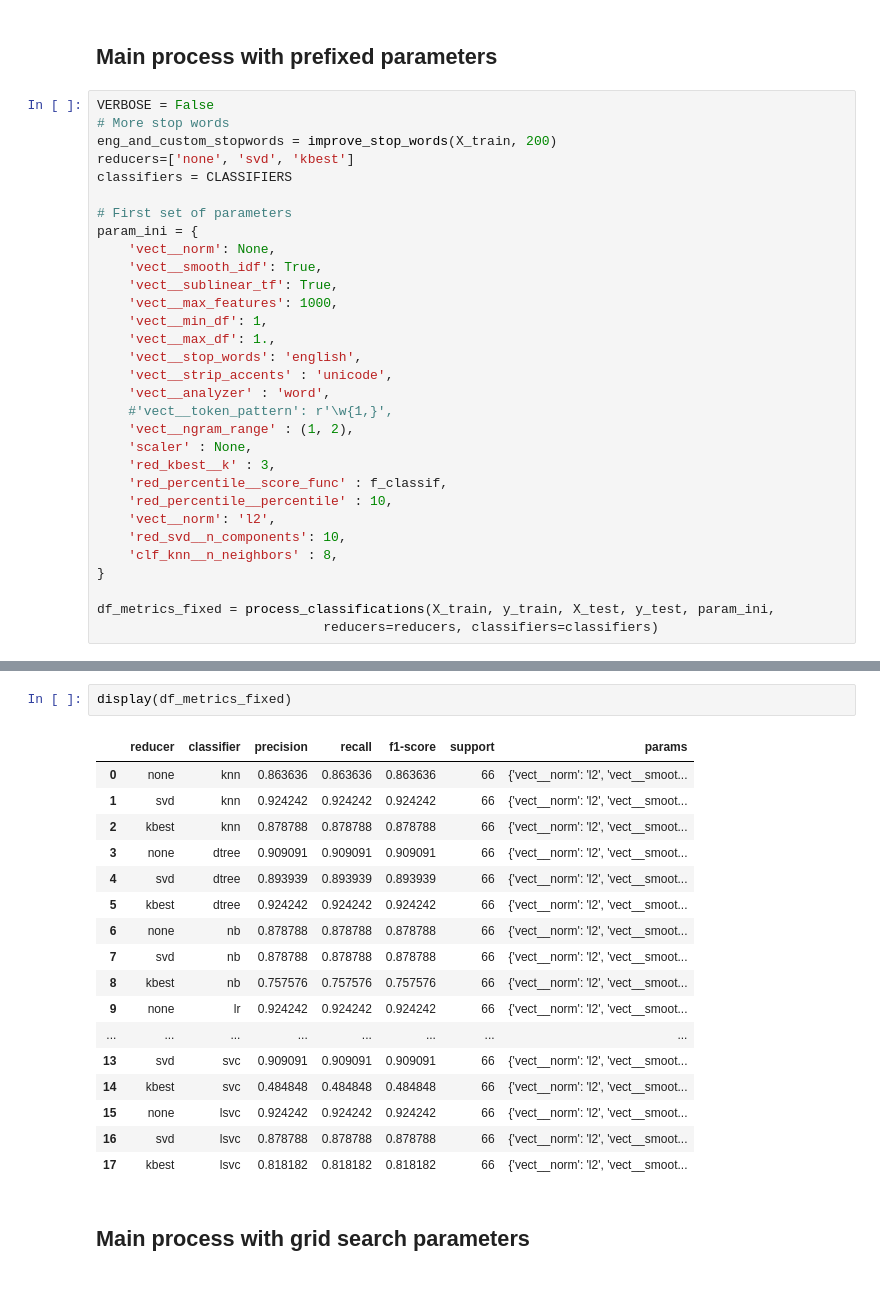
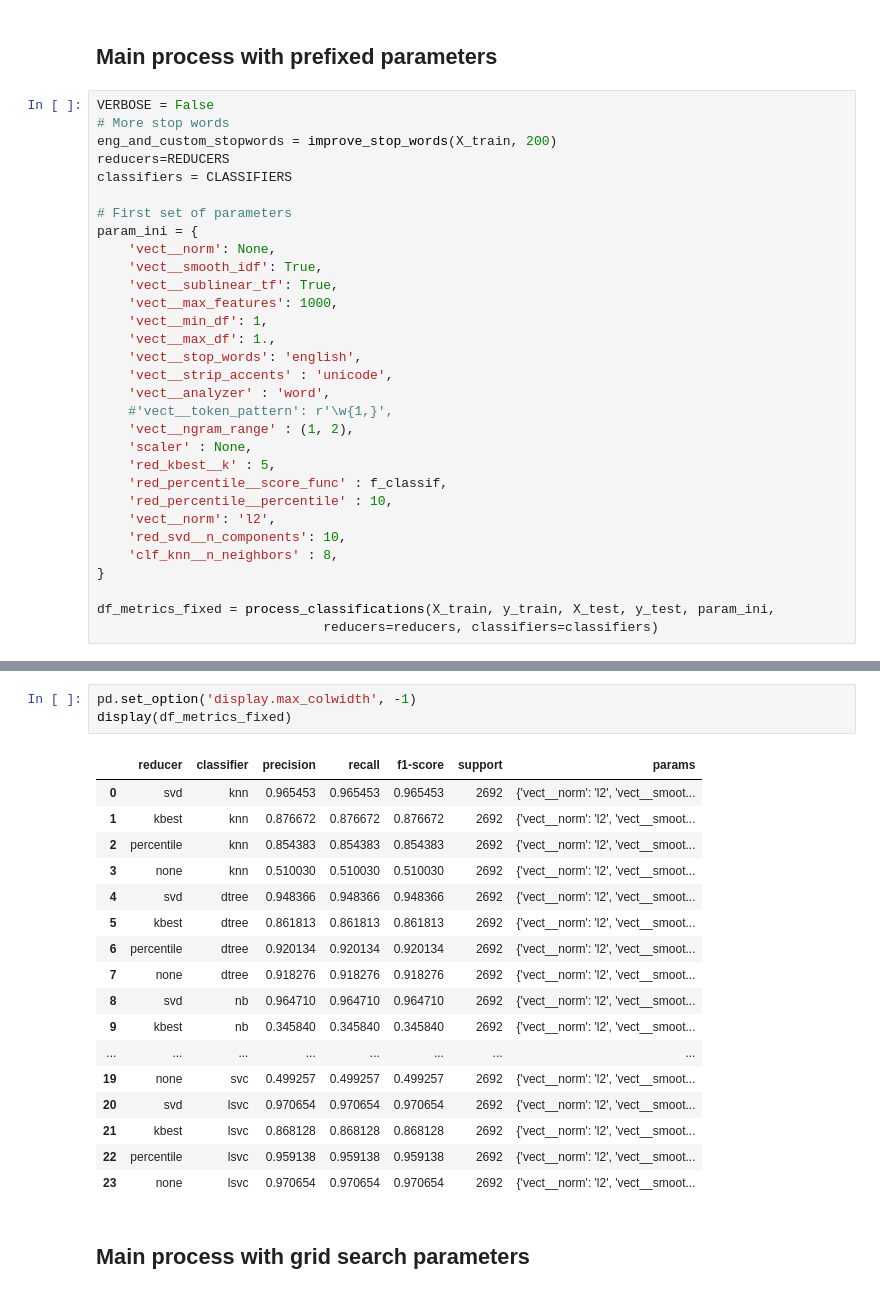
Before and after one commit to nandoide/MINTEX, a Jupyter notebook: TextMining_Assignment.ipynb, the cells around one changed output, grey strips where cells are left out. Drawn from its saved outputs; the diff is of its cells as text.

```diff
--- a/TextMining_Assignment.ipynb
+++ b/TextMining_Assignment.ipynb
@@ -429,7 +429,7 @@ def params2affected(parameters_search):
 VERBOSE = False
 # More stop words
 eng_and_custom_stopwords = improve_stop_words(X_train, 200)
-reducers=['none', 'svd', 'kbest']
+reducers=REDUCERS
 classifiers = CLASSIFIERS
 
 # First set of parameters
@@ -446,7 +446,7 @@ param_ini = {
     #'vect__token_pattern': r'\w{1,}',
     'vect__ngram_range' : (1, 2),
     'scaler' : None,
-    'red_kbest__k' : 3,
+    'red_kbest__k' : 5,
     'red_percentile__score_func' : f_classif,
     'red_percentile__percentile' : 10,
     'vect__norm': 'l2',
@@ -477,23 +477,24 @@ Accuracy 0.8181818181818182
-# %%
-display(df_metrics_fixed)
-# %% [output]
-|  | reducer | classifier | precision | recall | f1-score | support | params |
-| 0 | none | knn | 0.863636 | 0.863636 | 0.863636 | 66 | {'vect__norm': 'l2', 'vect__smoot... |
-| 1 | svd | knn | 0.924242 | 0.924242 | 0.924242 | 66 | {'vect__norm': 'l2', 'vect__smoot... |
-| 2 | kbest | knn | 0.878788 | 0.878788 | 0.878788 | 66 | {'vect__norm': 'l2', 'vect__smoot... |
-| 3 | none | dtree | 0.909091 | 0.909091 | 0.909091 | 66 | {'vect__norm': 'l2', 'vect__smoot... |
-| 4 | svd | dtree | 0.893939 | 0.893939 | 0.893939 | 66 | {'vect__norm': 'l2', 'vect__smoot... |
-| 5 | kbest | dtree | 0.924242 | 0.924242 | 0.924242 | 66 | {'vect__norm': 'l2', 'vect__smoot... |
-| 6 | none | nb | 0.878788 | 0.878788 | 0.878788 | 66 | {'vect__norm': 'l2', 'vect__smoot... |
-| 7 | svd | nb | 0.878788 | 0.878788 | 0.878788 | 66 | {'vect__norm': 'l2', 'vect__smoot... |
-| 8 | kbest | nb | 0.757576 | 0.757576 | 0.757576 | 66 | {'vect__norm': 'l2', 'vect__smoot... |
-| 9 | none | lr | 0.924242 | 0.924242 | 0.924242 | 66 | {'vect__norm': 'l2', 'vect__smoot... |
-| ... | ... | ... | ... | ... | ... | ... | ... |
-| 13 | svd | svc | 0.909091 | 0.909091 | 0.909091 | 66 | {'vect__norm': 'l2', 'vect__smoot... |
-| 14 | kbest | svc | 0.484848 | 0.484848 | 0.484848 | 66 | {'vect__norm': 'l2', 'vect__smoot... |
-| 15 | none | lsvc | 0.924242 | 0.924242 | 0.924242 | 66 | {'vect__norm': 'l2', 'vect__smoot... |
-| 16 | svd | lsvc | 0.878788 | 0.878788 | 0.878788 | 66 | {'vect__norm': 'l2', 'vect__smoot... |
-| 17 | kbest | lsvc | 0.818182 | 0.818182 | 0.818182 | 66 | {'vect__norm': 'l2', 'vect__smoot... |
+# %%
+pd.set_option('display.max_colwidth', -1)
+display(df_metrics_fixed)
+# %% [output]
+|  | reducer | classifier | precision | recall | f1-score | support | params |
+| 0 | svd | knn | 0.965453 | 0.965453 | 0.965453 | 2692 | {'vect__norm': 'l2', 'vect__smoot... |
+| 1 | kbest | knn | 0.876672 | 0.876672 | 0.876672 | 2692 | {'vect__norm': 'l2', 'vect__smoot... |
+| 2 | percentile | knn | 0.854383 | 0.854383 | 0.854383 | 2692 | {'vect__norm': 'l2', 'vect__smoot... |
+| 3 | none | knn | 0.510030 | 0.510030 | 0.510030 | 2692 | {'vect__norm': 'l2', 'vect__smoot... |
+| 4 | svd | dtree | 0.948366 | 0.948366 | 0.948366 | 2692 | {'vect__norm': 'l2', 'vect__smoot... |
+| 5 | kbest | dtree | 0.861813 | 0.861813 | 0.861813 | 2692 | {'vect__norm': 'l2', 'vect__smoot... |
+| 6 | percentile | dtree | 0.920134 | 0.920134 | 0.920134 | 2692 | {'vect__norm': 'l2', 'vect__smoot... |
+| 7 | none | dtree | 0.918276 | 0.918276 | 0.918276 | 2692 | {'vect__norm': 'l2', 'vect__smoot... |
+| 8 | svd | nb | 0.964710 | 0.964710 | 0.964710 | 2692 | {'vect__norm': 'l2', 'vect__smoot... |
+| 9 | kbest | nb | 0.345840 | 0.345840 | 0.345840 | 2692 | {'vect__norm': 'l2', 'vect__smoot... |
+| ... | ... | ... | ... | ... | ... | ... | ... |
+| 19 | none | svc | 0.499257 | 0.499257 | 0.499257 | 2692 | {'vect__norm': 'l2', 'vect__smoot... |
+| 20 | svd | lsvc | 0.970654 | 0.970654 | 0.970654 | 2692 | {'vect__norm': 'l2', 'vect__smoot... |
+| 21 | kbest | lsvc | 0.868128 | 0.868128 | 0.868128 | 2692 | {'vect__norm': 'l2', 'vect__smoot... |
+| 22 | percentile | lsvc | 0.959138 | 0.959138 | 0.959138 | 2692 | {'vect__norm': 'l2', 'vect__smoot... |
+| 23 | none | lsvc | 0.970654 | 0.970654 | 0.970654 | 2692 | {'vect__norm': 'l2', 'vect__smoot... |
 # %% [markdown]
 ## Main process with grid search parameters
 # %% [markdown]
```
Also changed, not shown: parts of 11 cells of this notebook.
